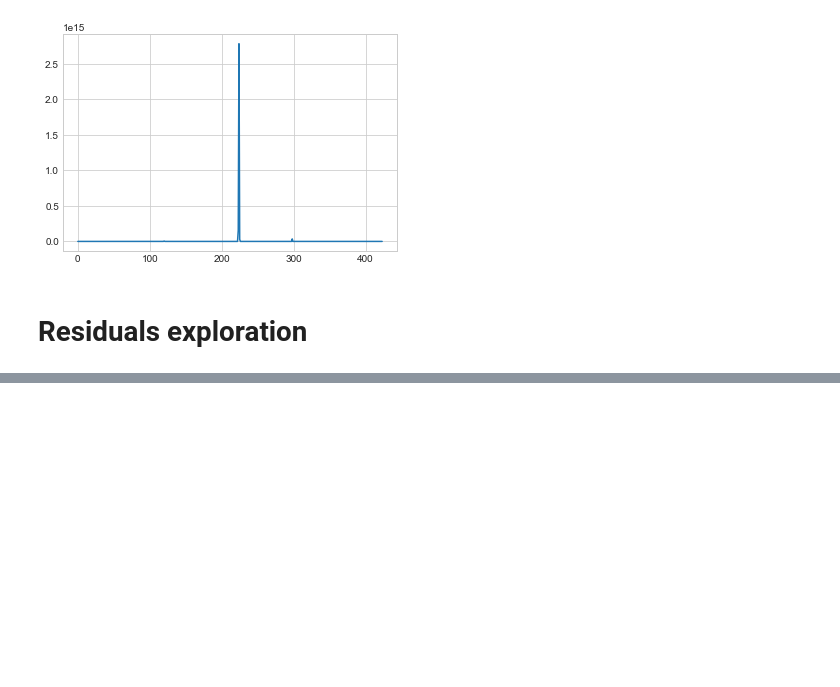
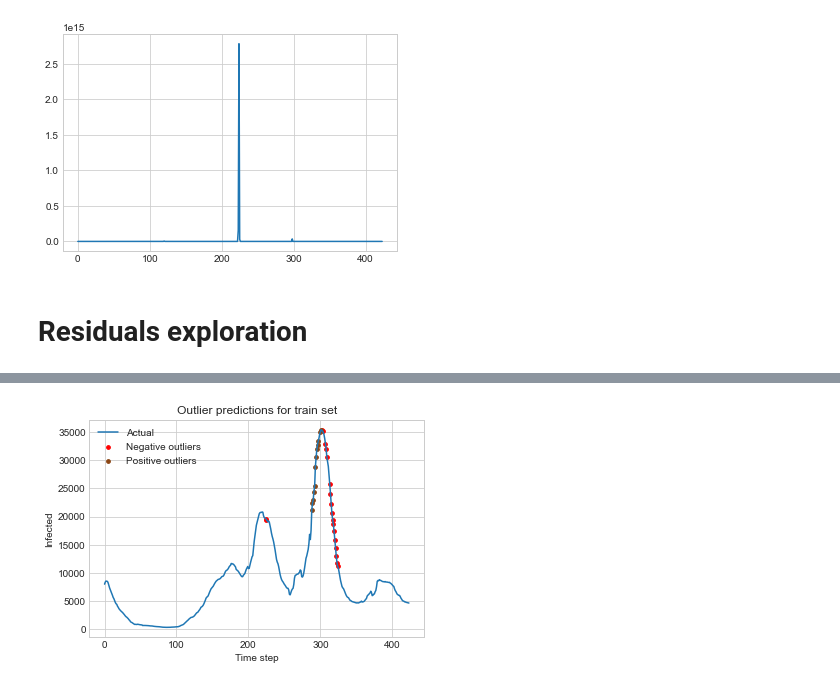
Before and after one commit to marialonsogar/COVID-Dynamics-Model-Comparison, a Jupyter notebook: modeling/SIS-COVID-Spain.ipynb, the cells around one changed output, grey strips where cells are left out. Drawn from its saved outputs; the diff is of its cells as text; code cells hidden in the pictures; blank space fills up the shorter version.

```diff
--- a/modeling/SIS-COVID-Spain.ipynb
+++ b/modeling/SIS-COVID-Spain.ipynb
@@ -701,0 +788,17 @@ diagnostic_checking_residuals(residuals_train)
+# %%
+# predicted outliers in the train set
+standarized_residuals_train = standarize_residuals(residuals_train)
+outliers_low, = np.where(standarized_residuals_train < -2)
+outliers_high, = np.where(standarized_residuals_train > 2)
+
+plt.plot(train_data[1][w_train.window_size+(w_train.steps_ahead-1):], label='Actual')
+plt.scatter(outliers_low, train_data[1][w_train.window_size+(w_train.steps_ahead-1):][outliers_low], color='r', s=14, label='Negative outliers')
+plt.scatter(outliers_high, train_data[1][w_train.window_size+(w_train.steps_ahead-1):][outliers_high], color='saddlebrown', s=14, label='Positive outliers')
+
+plt.legend()
+plt.title('Outlier predictions for train set')
+plt.xlabel('Time step')
+plt.ylabel('Infected')
+plt.show()
+# %% [output]
+[figure, added]
```
Also changed, not shown: parts of 55 cells of this notebook, 2 other files.
